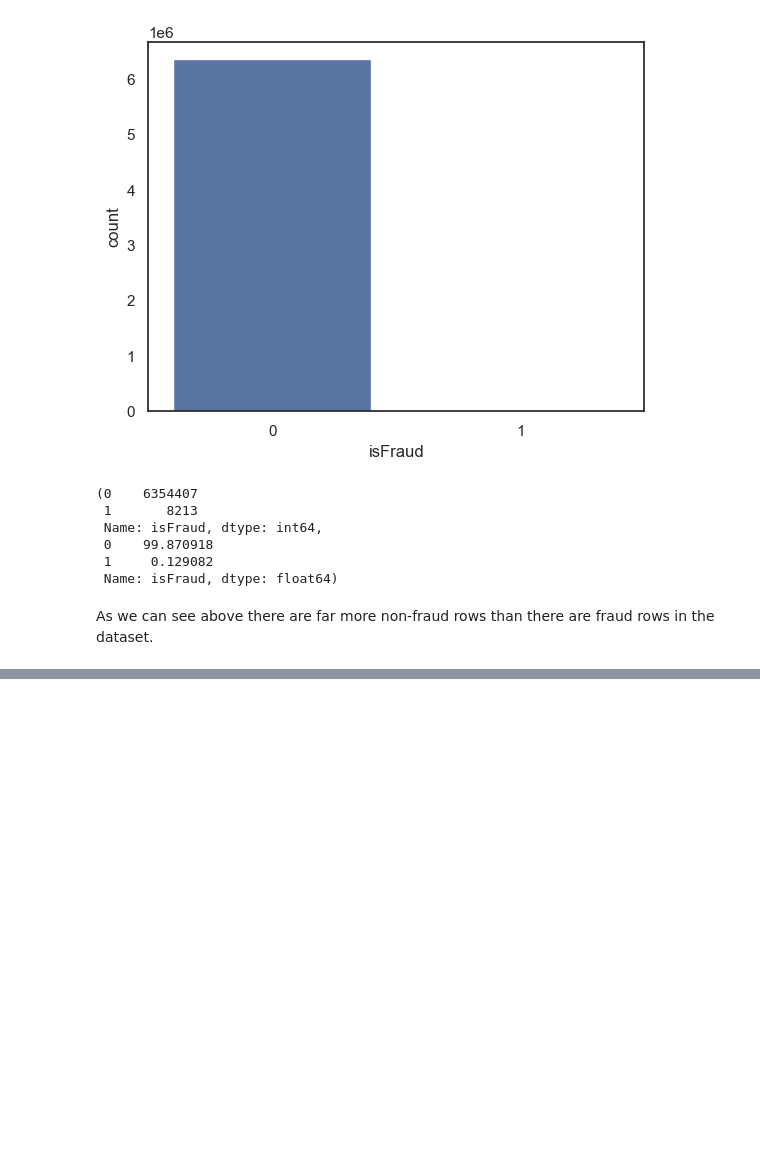
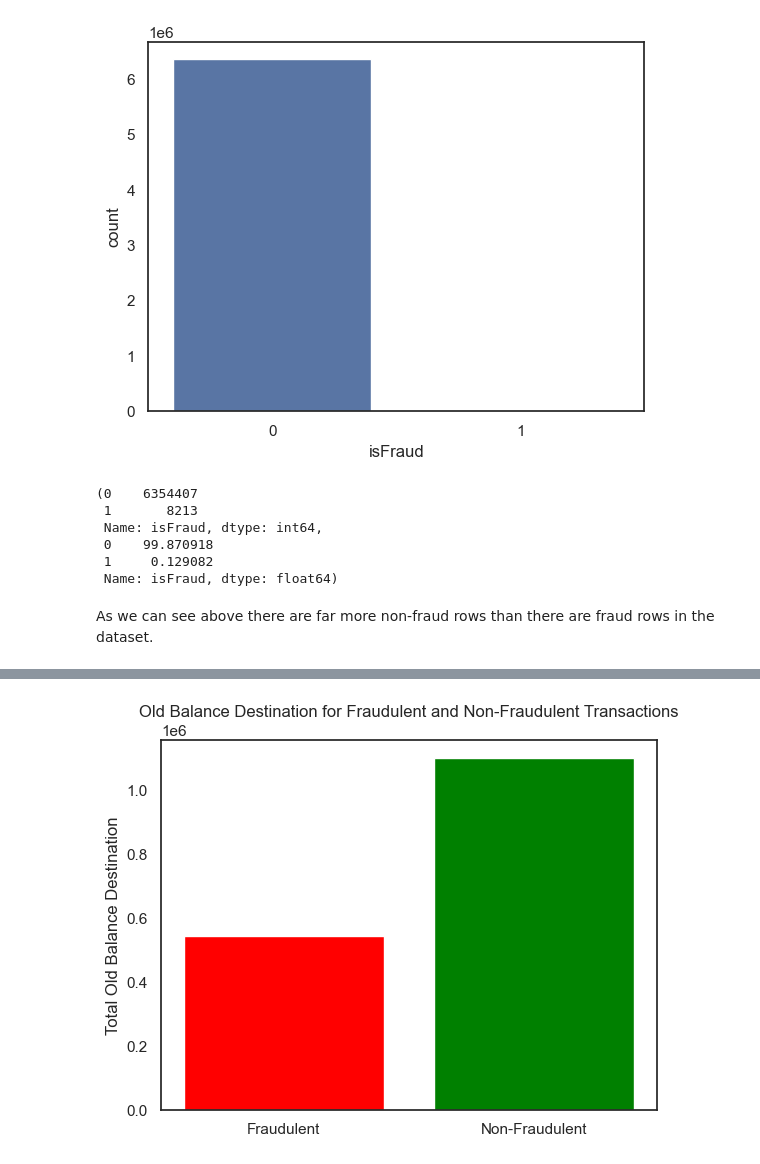
Before and after one commit to Ankourii/Fraud_prediction, a Jupyter notebook: notebooks/second dataset/EDA.ipynb, the cells around one changed output, grey strips where cells are left out. Cells and saved outputs as stored; diff of their text form; code cells hidden in the pictures; blank space fills up the shorter version.

```diff
--- a/notebooks/second dataset/EDA.ipynb
+++ b/notebooks/second dataset/EDA.ipynb
@@ -251,0 +252,16 @@ plt.show()
+# %%
+fraudulent_data = data[data['isFraud'] == 1]
+non_fraudulent_data = data[data['isFraud'] == 0]
+
+total_amount_fraudulent = fraudulent_data['oldbalanceDest'].mean()
+total_amount_non_fraudulent = non_fraudulent_data['oldbalanceDest'].mean()
+
+categories = ['Fraudulent', 'Non-Fraudulent']
+amounts = [total_amount_fraudulent, total_amount_non_fraudulent]
+
+plt.bar(categories, amounts, color=['red', 'green'])
+plt.title('Old Balance Destination for Fraudulent and Non-Fraudulent Transactions')
+plt.ylabel('Total Old Balance Destination')
+plt.show()
+# %% [output]
+[figure, added]
```
Also changed, not shown: parts of 18 cells of this notebook, 1 other file.
